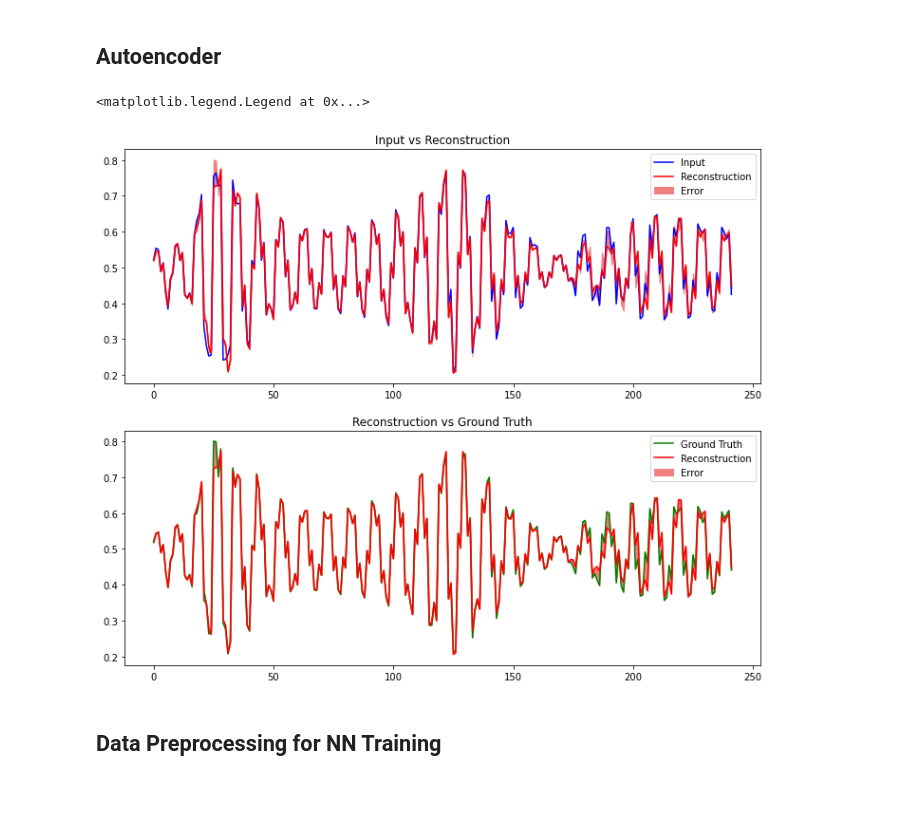
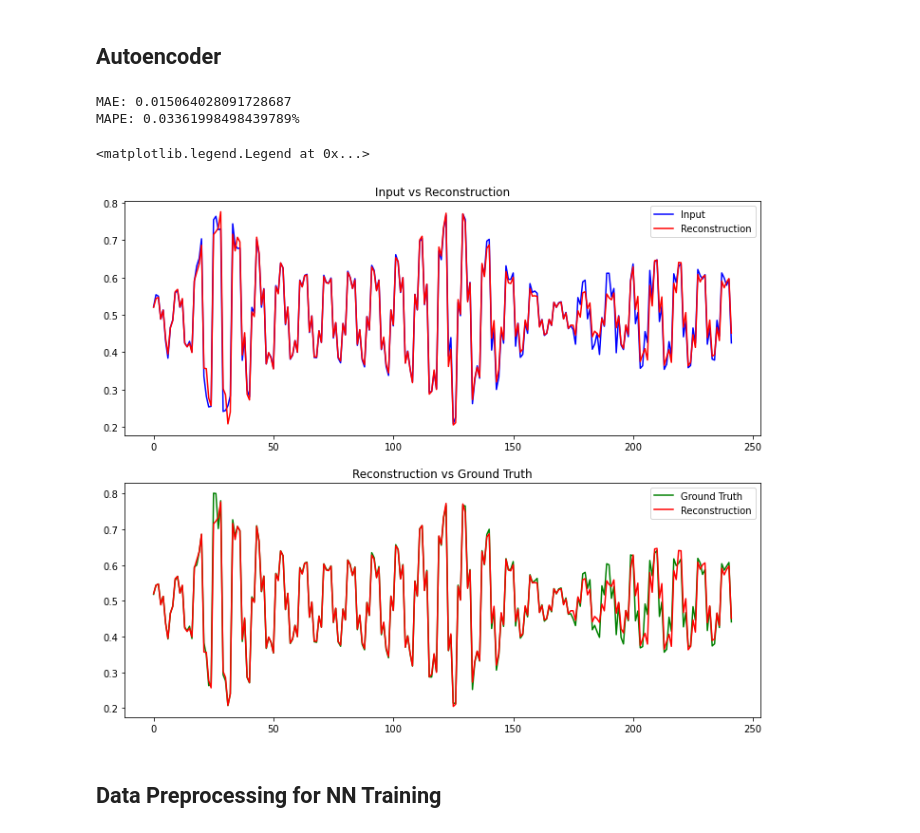
Before and after one commit to chen-xin-94/trelleborg, a Jupyter notebook: scripts/training/V27/Autoencoder.ipynb, the cells around one changed output. Cells and saved outputs as stored; diff of their text form; code cells hidden in the pictures; blank space fills up the shorter version.

Commit message:
modify compile,fit,err_dict, plots and epsilon

```diff
--- a/scripts/training/V27/Autoencoder.ipynb
+++ b/scripts/training/V27/Autoencoder.ipynb
@@ -390,36 +389,39 @@ decoded_imgs = autoencoder.decoder(encoded_imgs).numpy()
 # from sklearn.metrics import mean_absolute_percentage_error
 # from sklearn.metrics import mean_absolute_error
 
-y_true = y_auto_test.flatten()
+y_true = y_auto_test.numpy().flatten()
 y_pred = decoded_imgs.flatten()
 
 # Prevent division by zero
-ind = np.where(np.logical_and(y_true>=-1e-7, y_true<=1e-7))[0]
-y_true[ind] = 1e-7
+ind = np.where(np.logical_and(y_true>=-K.epsilon(), y_true<=K.epsilon()))[0]
+y_true[ind] = K.epsilon()
 
 mae = mean_absolute_error(y_true, y_pred)
 mape = mean_absolute_percentage_error(y_true, y_pred)
 print("MAE: {}".format(mae))
 print("MAPE: {}%".format(mape))
+# %% [output]
+MAE: 0.015064028091728687
+MAPE: 0.03361998498439789%
 # %%
 SAMPLE = 35138
 
 # plot the Error between input and reconstruction as well as reconstruction and ground truth
 fig, (ax1, ax2) = plt.subplots(2,1,figsize=(12,10))
 
 ax1.set_title("Input vs Reconstruction")
 ax1.plot(x_auto_test[SAMPLE], 'b')
 ax1.plot(decoded_imgs[SAMPLE], 'r')
-ax1.fill_between(np.arange(242), decoded_imgs[SAMPLE], y_auto_test[SAMPLE], color='lightcoral')
+# ax1.fill_between(np.arange(242), decoded_imgs[SAMPLE], y_auto_test[SAMPLE], color='lightcoral')
 ax1.legend(labels=["Input", "Reconstruction", "Error"])
 
 ax2.set_title("Reconstruction vs Ground Truth")
 ax2.plot(y_auto_test[SAMPLE], 'g')
 ax2.plot(decoded_imgs[SAMPLE], 'r')
-ax2.fill_between(np.arange(242), decoded_imgs[SAMPLE], y_auto_test[SAMPLE], color='lightcoral')
+# ax2.fill_between(np.arange(242), decoded_imgs[SAMPLE], y_auto_test[SAMPLE], color='lightcoral')
 ax2.legend(labels=["Ground Truth", "Reconstruction", "Error"])
 # %% [output]
 <matplotlib.legend.Legend at 0x...>
-[figure, old version]
+[figure, new version]
 # %% [markdown]
 ## Data Preprocessing for NN Training
```
Also changed, not shown: parts of 68 cells of this notebook, 4 other files.
